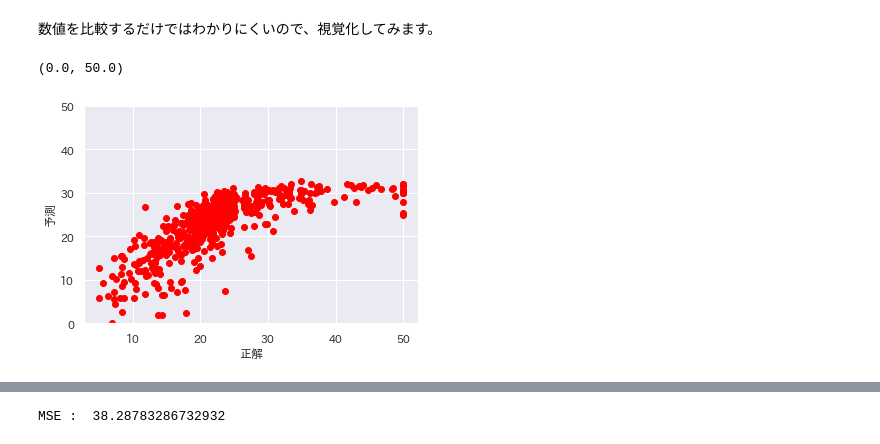
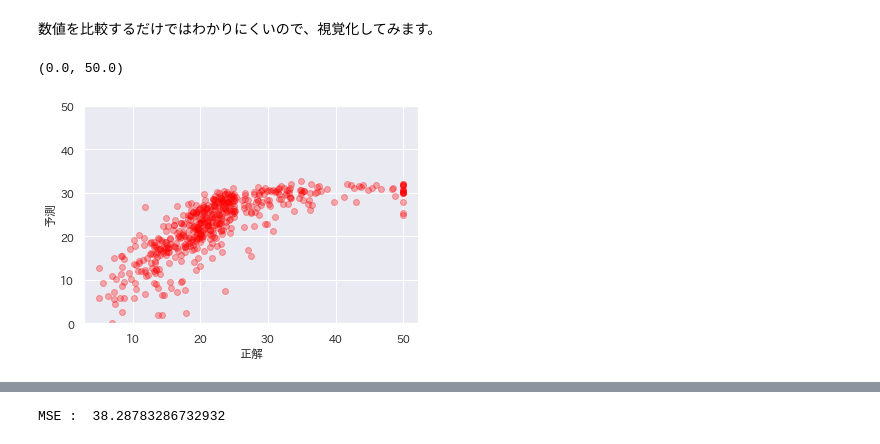
Before and after one commit to KuramitsuLab/kolab, a Jupyter notebook: src_ds/ds07reg.ipynb, the cells around one changed output, grey strips where cells are left out. Saved outputs shown, nothing was run; the diff lists cells and outputs as text; code cells hidden in the pictures.

```diff
--- a/src_ds/ds07reg.ipynb
+++ b/src_ds/ds07reg.ipynb
@@ -294,10 +304,10 @@ errs
 # %% [markdown]
 数値を比較するだけではわかりにくいので、視覚化してみます。
 # %%
-plt.scatter(y, y_pred, c = 'red')
+plt.scatter(y, y_pred, c = 'red', alpha=0.3)
 plt.xlabel('正解')
 plt.ylabel('予測')
 plt.ylim(0, 50)
 # %% [output]
 (0.0, 50.0)
-[figure, old version]
+[figure, new version]
```
Also changed, not shown: parts of 68 cells of this notebook, 12 other files.
